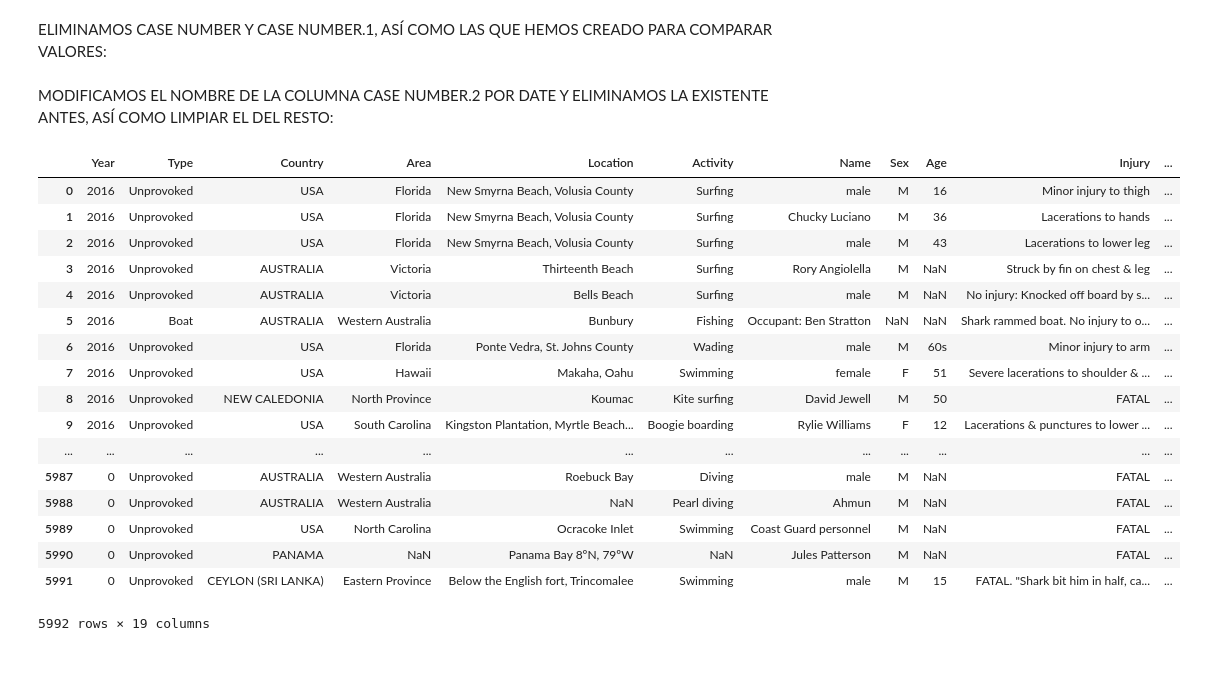
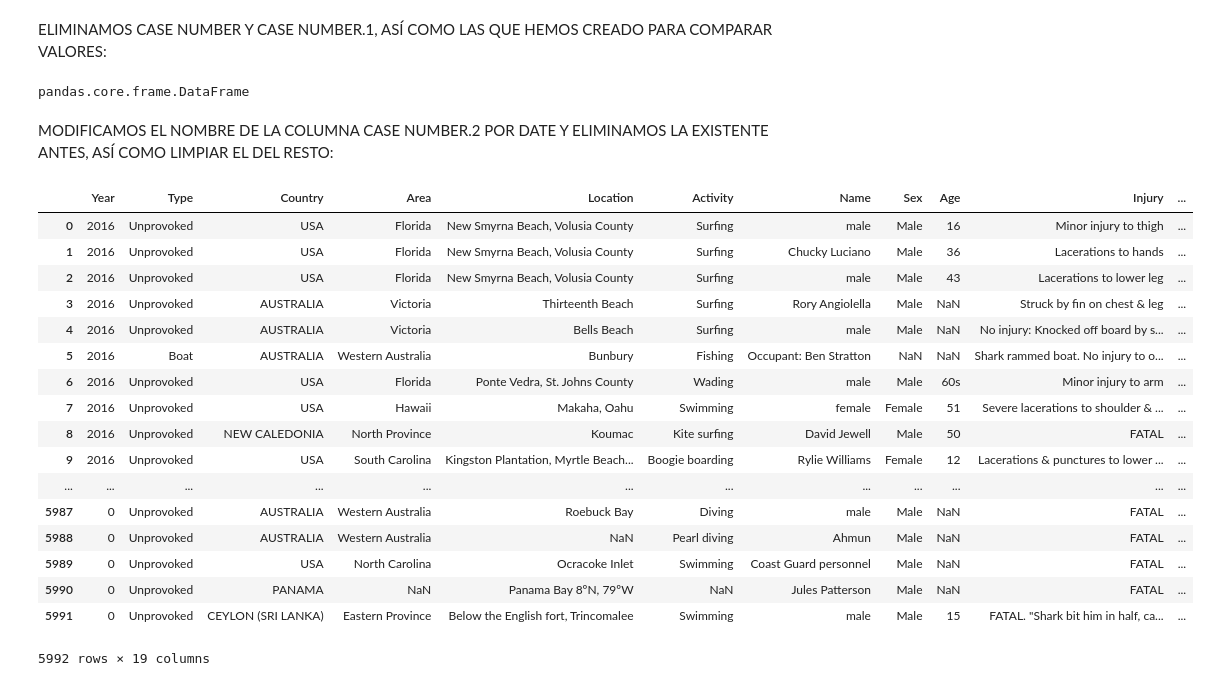
Before and after one commit to Helenagh90/data-labs, a Jupyter notebook: module-1/pandas-project/your-code/Untitled.ipynb, the cells around one changed output. Cells and saved outputs as stored; diff of their text form; code cells hidden in the pictures.

```diff
--- a/module-1/pandas-project/your-code/Untitled.ipynb
+++ b/module-1/pandas-project/your-code/Untitled.ipynb
@@ -93,33 +93,32 @@ archivo.drop("Case Number", axis = 1, inplace = True)
 archivo.drop("Case Number.1", axis = 1, inplace = True)
 archivo.drop("Case Number.comparacion1", axis = 1, inplace = True)
 archivo.drop("Case Number.comparacion2", axis = 1, inplace = True)
+type(archivo)
+# %% [output]
+pandas.core.frame.DataFrame
 # %% [markdown]
 MODIFICAMOS EL NOMBRE DE LA COLUMNA CASE NUMBER.2 POR DATE Y ELIMINAMOS LA EXISTENTE ANTES, ASÍ COMO LIMPIAR EL DEL RESTO:
 # %%
 archivo.drop("Date", axis = 1, inplace = True)
-
-columns = list(archivo.columns.values)
-columns
-
-archivo.rename(columns={"Case Number.2": "Date", "Sex ": "Sex", "Species ": "Species", "pdf": "pdf file"}, inplace=True)
+archivo.rename(columns = {"Case Number.2": "Date", "pdf": "pdf file"}, inplace = True)
+archivo = archivo.replace(to_replace = {"M": "Male", "F": "Female"}, inplace=False)
+archivo
+# %% [output]
+|  | Year | Type | Country | Area | Location | Activity | Name | Sex | Age | Injury | ... |
+| 0 | 2016 | Unprovoked | USA | Florida | New Smyrna Beach, Volusia County | Surfing | male | Male | 16 | Minor injury to thigh | ... |
+| 1 | 2016 | Unprovoked | USA | Florida | New Smyrna Beach, Volusia County | Surfing | Chucky Luciano | Male | 36 | Lacerations to hands | ... |
+| 2 | 2016 | Unprovoked | USA | Florida | New Smyrna Beach, Volusia County | Surfing | male | Male | 43 | Lacerations to lower leg | ... |
+| 3 | 2016 | Unprovoked | AUSTRALIA | Victoria | Thirteenth Beach | Surfing | Rory Angiolella | Male | NaN | Struck by fin on chest & leg | ... |
+| 4 | 2016 | Unprovoked | AUSTRALIA | Victoria | Bells Beach | Surfing | male | Male | NaN | No injury: Knocked off board by s... | ... |
+| 5 | 2016 | Boat | AUSTRALIA | Western Australia | Bunbury | Fishing | Occupant: Ben Stratton | NaN | NaN | Shark rammed boat. No injury to o... | ... |
+| 6 | 2016 | Unprovoked | USA | Florida | Ponte Vedra, St. Johns County | Wading | male | Male | 60s | Minor injury to arm | ... |
+| 7 | 2016 | Unprovoked | USA | Hawaii | Makaha, Oahu | Swimming | female | Female | 51 | Severe lacerations to shoulder & ... | ... |
+| 8 | 2016 | Unprovoked | NEW CALEDONIA | North Province | Koumac | Kite surfing | David Jewell | Male | 50 | FATAL | ... |
+| 9 | 2016 | Unprovoked | USA | South Carolina | Kingston Plantation, Myrtle Beach... | Boogie boarding | Rylie Williams | Female | 12 | Lacerations & punctures to lower ... | ... |
+| ... | ... | ... | ... | ... | ... | ... | ... | ... | ... | ... | ... |
+| 5987 | 0 | Unprovoked | AUSTRALIA | Western Australia | Roebuck Bay | Diving | male | Male | NaN | FATAL | ... |
+| 5988 | 0 | Unprovoked | AUSTRALIA | Western Australia | NaN | Pearl diving | Ahmun | Male | NaN | FATAL | ... |
+| 5989 | 0 | Unprovoked | USA | North Carolina | Ocracoke Inlet | Swimming | Coast Guard personnel | Male | NaN | FATAL | ... |
+| 5990 | 0 | Unprovoked | PANAMA | NaN | Panama Bay 8ºN, 79ºW | NaN | Jules Patterson | Male | NaN | FATAL | ... |
+| 5991 | 0 | Unprovoked | CEYLON (SRI LANKA) | Eastern Province | Below the English fort, Trincomalee | Swimming | male | Male | 15 | FATAL. "Shark bit him in half, ca... | ... |
+5992 rows × 19 columns
-# %%
-archivo
-# %% [output]
-|  | Year | Type | Country | Area | Location | Activity | Name | Sex | Age | Injury | ... |
-| 0 | 2016 | Unprovoked | USA | Florida | New Smyrna Beach, Volusia County | Surfing | male | M | 16 | Minor injury to thigh | ... |
-| 1 | 2016 | Unprovoked | USA | Florida | New Smyrna Beach, Volusia County | Surfing | Chucky Luciano | M | 36 | Lacerations to hands | ... |
-| 2 | 2016 | Unprovoked | USA | Florida | New Smyrna Beach, Volusia County | Surfing | male | M | 43 | Lacerations to lower leg | ... |
-| 3 | 2016 | Unprovoked | AUSTRALIA | Victoria | Thirteenth Beach | Surfing | Rory Angiolella | M | NaN | Struck by fin on chest & leg | ... |
-| 4 | 2016 | Unprovoked | AUSTRALIA | Victoria | Bells Beach | Surfing | male | M | NaN | No injury: Knocked off board by s... | ... |
-| 5 | 2016 | Boat | AUSTRALIA | Western Australia | Bunbury | Fishing | Occupant: Ben Stratton | NaN | NaN | Shark rammed boat. No injury to o... | ... |
-| 6 | 2016 | Unprovoked | USA | Florida | Ponte Vedra, St. Johns County | Wading | male | M | 60s | Minor injury to arm | ... |
-| 7 | 2016 | Unprovoked | USA | Hawaii | Makaha, Oahu | Swimming | female | F | 51 | Severe lacerations to shoulder & ... | ... |
-| 8 | 2016 | Unprovoked | NEW CALEDONIA | North Province | Koumac | Kite surfing | David Jewell | M | 50 | FATAL | ... |
-| 9 | 2016 | Unprovoked | USA | South Carolina | Kingston Plantation, Myrtle Beach... | Boogie boarding | Rylie Williams | F | 12 | Lacerations & punctures to lower ... | ... |
-| ... | ... | ... | ... | ... | ... | ... | ... | ... | ... | ... | ... |
-| 5987 | 0 | Unprovoked | AUSTRALIA | Western Australia | Roebuck Bay | Diving | male | M | NaN | FATAL | ... |
-| 5988 | 0 | Unprovoked | AUSTRALIA | Western Australia | NaN | Pearl diving | Ahmun | M | NaN | FATAL | ... |
-| 5989 | 0 | Unprovoked | USA | North Carolina | Ocracoke Inlet | Swimming | Coast Guard personnel | M | NaN | FATAL | ... |
-| 5990 | 0 | Unprovoked | PANAMA | NaN | Panama Bay 8ºN, 79ºW | NaN | Jules Patterson | M | NaN | FATAL | ... |
-| 5991 | 0 | Unprovoked | CEYLON (SRI LANKA) | Eastern Province | Below the English fort, Trincomalee | Swimming | male | M | 15 | FATAL. "Shark bit him in half, ca... | ... |
-5992 rows × 19 columns
```
Also changed, not shown: parts of 2 cells of this notebook.
